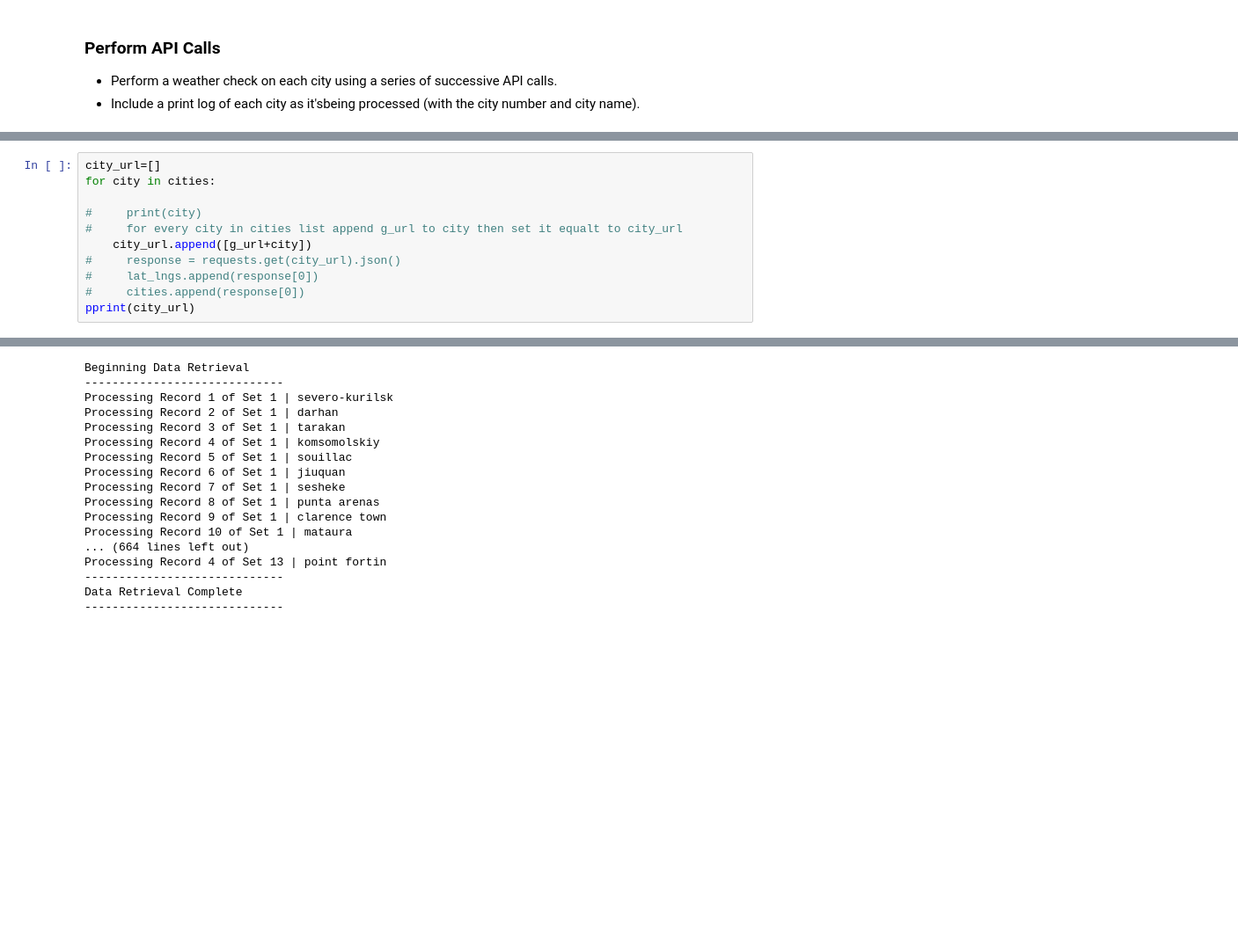
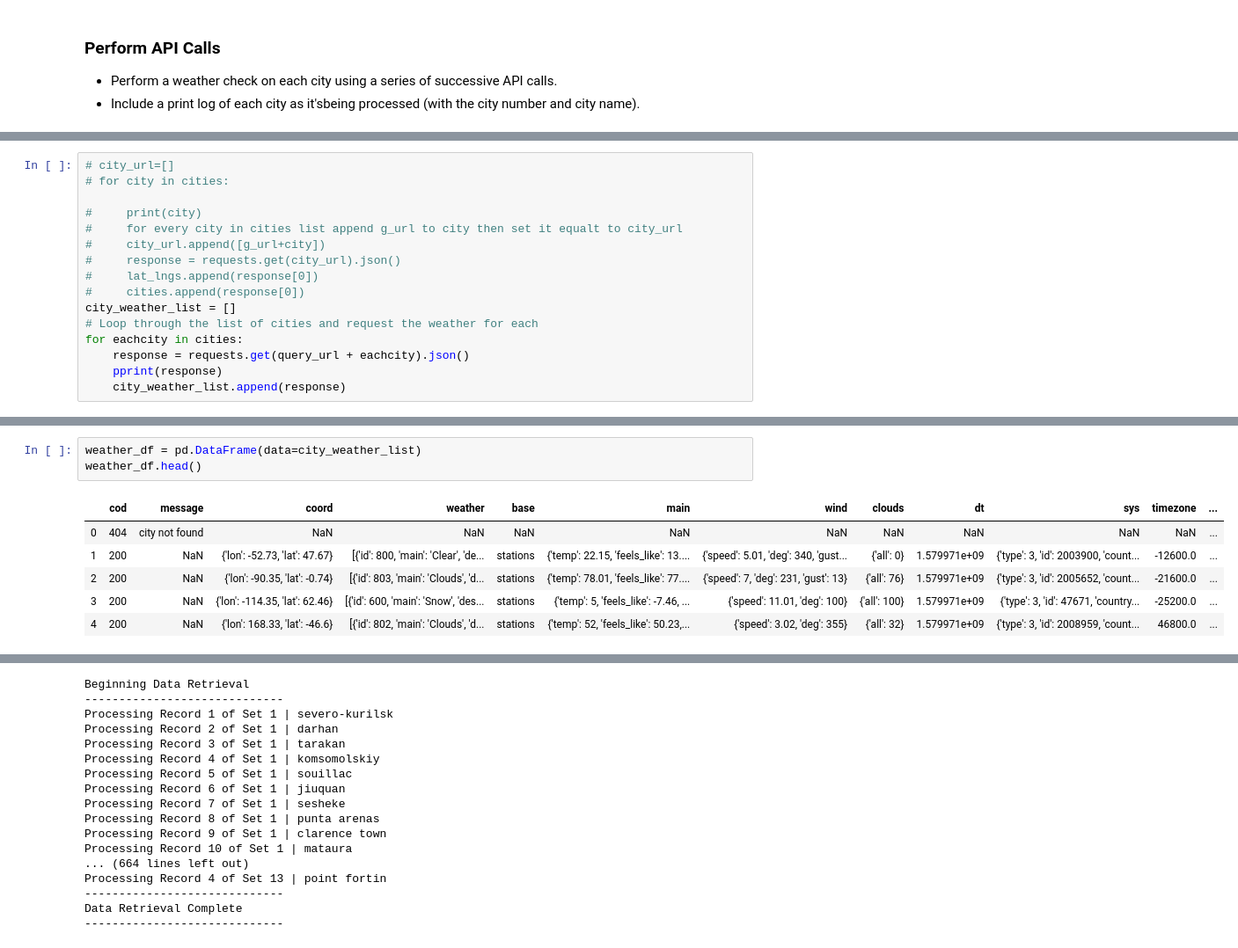
Before and after one commit to justinjapan/Python-APIs-Challenge, a Jupyter notebook: Instructions/starter_code/WeatherPy.ipynb, the cells around one changed output, grey strips where cells are left out. Shown at 88% size. Drawn from its saved outputs; the diff is of its cells as text; blank space fills up the shorter version.

```diff
--- a/Instructions/starter_code/WeatherPy.ipynb
+++ b/Instructions/starter_code/WeatherPy.ipynb
@@ -79,12 +90,17 @@ g_url = "http://api.openweathermap.org/data/2.5/weather?appid={weather_api_key}&
 # %%
-city_url=[]
-for city in cities:
+# city_url=[]
+# for city in cities:
 
 #     print(city)
 #     for every city in cities list append g_url to city then set it equalt to city_url
-    city_url.append([g_url+city])
+#     city_url.append([g_url+city])
 #     response = requests.get(city_url).json()
 #     lat_lngs.append(response[0])
 #     cities.append(response[0])
-pprint(city_url)
+city_weather_list = []
+# Loop through the list of cities and request the weather for each
+for eachcity in cities:
+    response = requests.get(query_url + eachcity).json()
+    pprint(response)
+    city_weather_list.append(response)
 # %% [output]
@@ -107,0 +144,10 @@ pprint(city_url)
+# %%
+weather_df = pd.DataFrame(data=city_weather_list)
+weather_df.head()
+# %% [output]
+|  | cod | message | coord | weather | base | main | wind | clouds | dt | sys | timezone | ... |
+| 0 | 404 | city not found | NaN | NaN | NaN | NaN | NaN | NaN | NaN | NaN | NaN | ... |
+| 1 | 200 | NaN | {'lon': -52.73, 'lat': 47.67} | [{'id': 800, 'main': 'Clear', 'de... | stations | {'temp': 22.15, 'feels_like': 13.... | {'speed': 5.01, 'deg': 340, 'gust... | {'all': 0} | 1.579971e+09 | {'type': 3, 'id': 2003900, 'count... | -12600.0 | ... |
+| 2 | 200 | NaN | {'lon': -90.35, 'lat': -0.74} | [{'id': 803, 'main': 'Clouds', 'd... | stations | {'temp': 78.01, 'feels_like': 77.... | {'speed': 7, 'deg': 231, 'gust': 13} | {'all': 76} | 1.579971e+09 | {'type': 3, 'id': 2005652, 'count... | -21600.0 | ... |
+| 3 | 200 | NaN | {'lon': -114.35, 'lat': 62.46} | [{'id': 600, 'main': 'Snow', 'des... | stations | {'temp': 5, 'feels_like': -7.46, ... | {'speed': 11.01, 'deg': 100} | {'all': 100} | 1.579971e+09 | {'type': 3, 'id': 47671, 'country... | -25200.0 | ... |
+| 4 | 200 | NaN | {'lon': 168.33, 'lat': -46.6} | [{'id': 802, 'main': 'Clouds', 'd... | stations | {'temp': 52, 'feels_like': 50.23,... | {'speed': 3.02, 'deg': 355} | {'all': 32} | 1.579971e+09 | {'type': 3, 'id': 2008959, 'count... | 46800.0 | ... |
```
Also changed, not shown: parts of 9 cells of this notebook.
